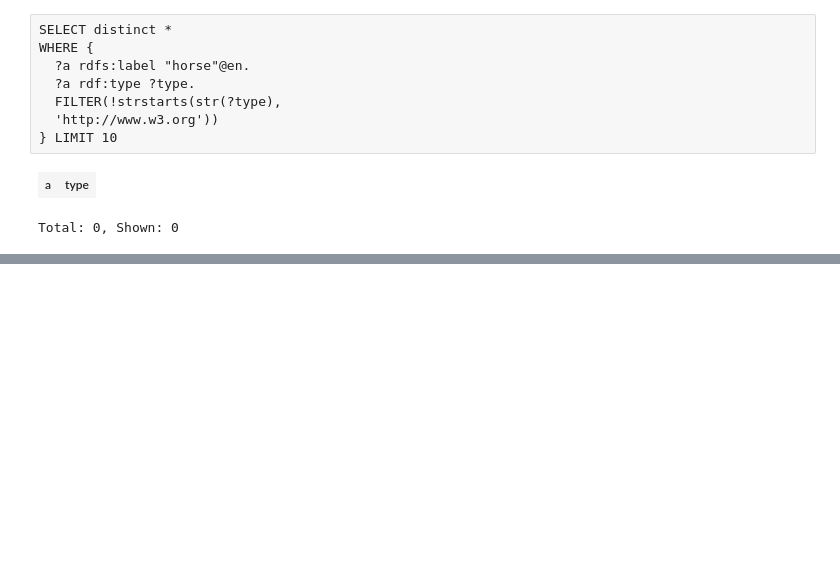
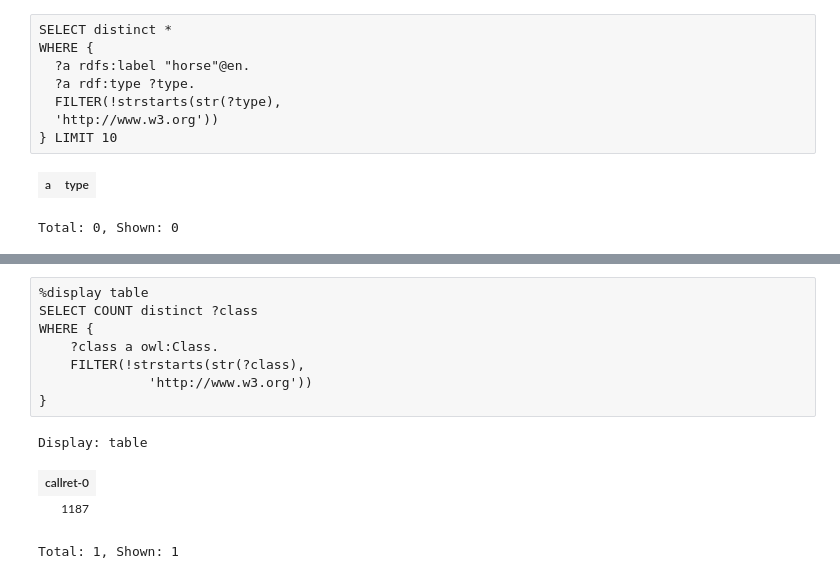
Before and after one commit to serasset/dbnary, a Jupyter notebook: tutorials/jupyter-python/notebooks/LDL2022-Chiarcos-Explorations.ipynb, the cells around one changed output, grey strips where cells are left out. Drawn from its saved outputs; the diff is of its cells as text; blank space fills up the shorter version.

```diff
--- a/tutorials/jupyter-python/notebooks/LDL2022-Chiarcos-Explorations.ipynb
+++ b/tutorials/jupyter-python/notebooks/LDL2022-Chiarcos-Explorations.ipynb
@@ -77,0 +80,13 @@ Total: 1, Shown: 1
+# %%
+%display table
+SELECT COUNT distinct ?class
+WHERE {
+    ?class a owl:Class.
+    FILTER(!strstarts(str(?class),
+              'http://www.w3.org'))
+}
+# %% [output]
+Display: table
+| callret-0 |
+| 1187 |
+Total: 1, Shown: 1
```
Also changed, not shown: parts of 7 cells of this notebook, 3 other files.
